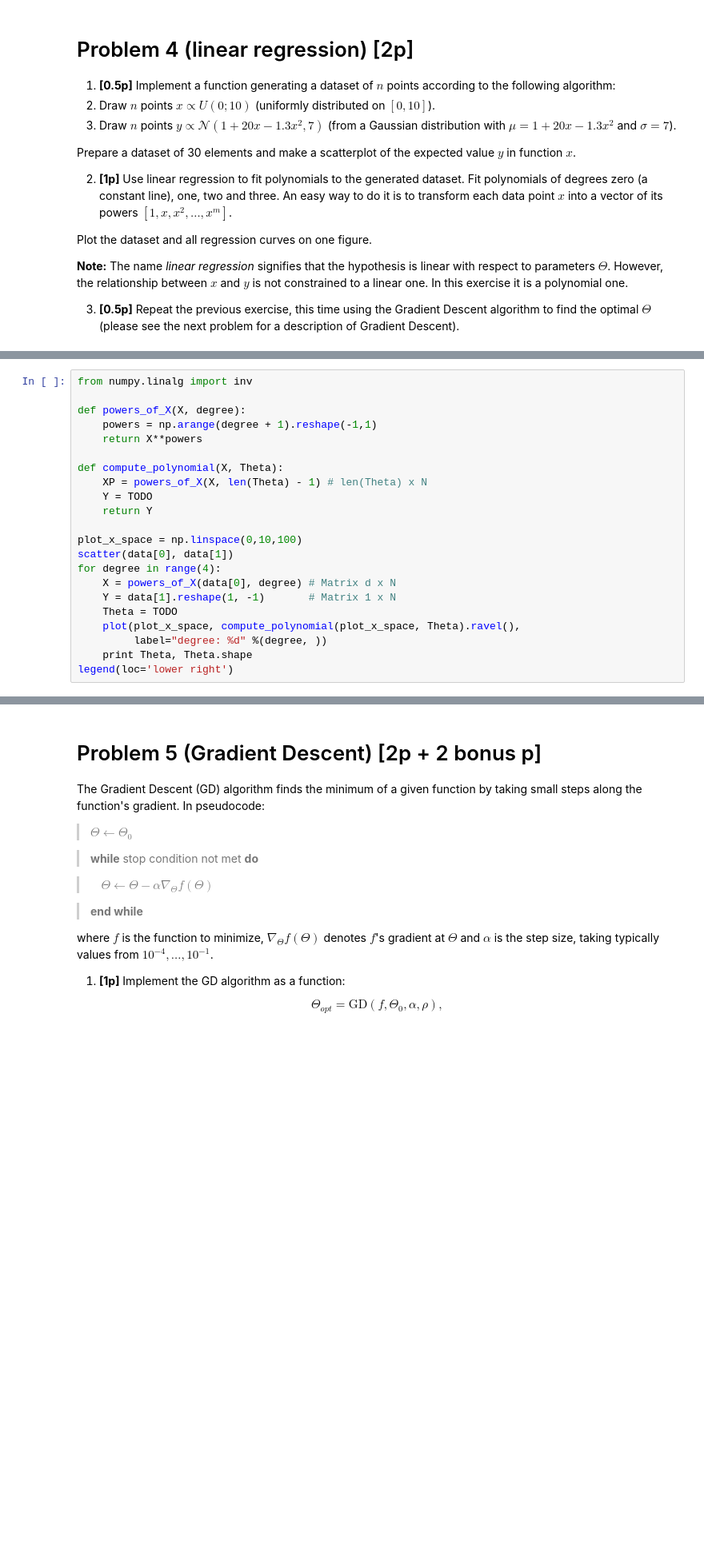
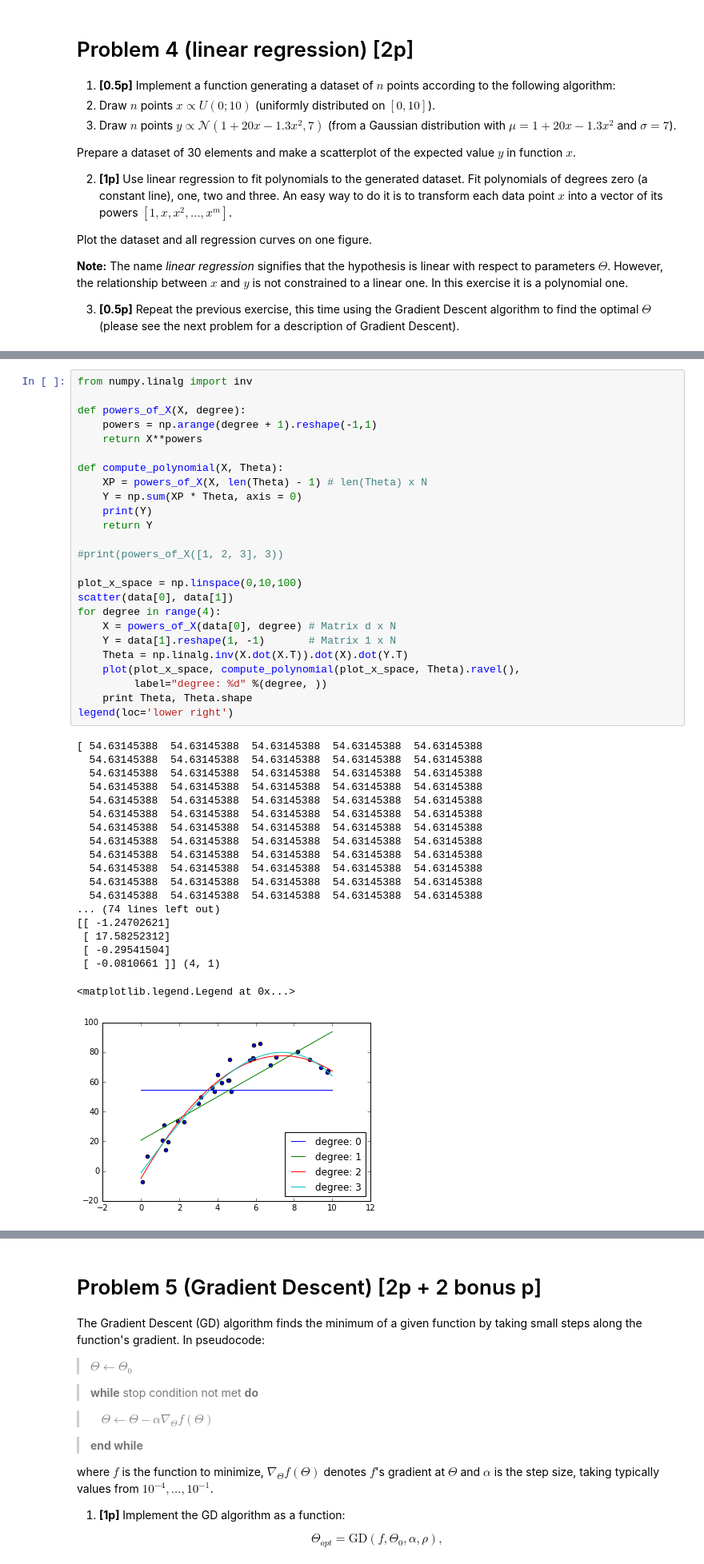
Before and after one commit to rafiki53/nn_assignments, a Jupyter notebook: assignment3/Assignment3.ipynb, the cells around one changed output, grey strips where cells are left out. Shown at 80% size. Drawn from its saved outputs; the diff is of its cells as text; blank space fills up the shorter version.

```diff
--- a/assignment3/Assignment3.ipynb
+++ b/assignment3/Assignment3.ipynb
@@ -107,25 +113,48 @@ scatter(TODO)
 # %%
 from numpy.linalg import inv
 
 def powers_of_X(X, degree):
     powers = np.arange(degree + 1).reshape(-1,1)
     return X**powers
 
 def compute_polynomial(X, Theta):
     XP = powers_of_X(X, len(Theta) - 1) # len(Theta) x N
-    Y = TODO
+    Y = np.sum(XP * Theta, axis = 0)
+    print(Y)
     return Y
+
+#print(powers_of_X([1, 2, 3], 3))
 
 plot_x_space = np.linspace(0,10,100)
 scatter(data[0], data[1])
 for degree in range(4):
     X = powers_of_X(data[0], degree) # Matrix d x N
     Y = data[1].reshape(1, -1)       # Matrix 1 x N
-    Theta = TODO
+    Theta = np.linalg.inv(X.dot(X.T)).dot(X).dot(Y.T)
     plot(plot_x_space, compute_polynomial(plot_x_space, Theta).ravel(),
          label="degree: %d" %(degree, ))
     print Theta, Theta.shape
 legend(loc='lower right')
+# %% [output]
+[ 54.63145388  54.63145388  54.63145388  54.63145388  54.63145388
+  54.63145388  54.63145388  54.63145388  54.63145388  54.63145388
+  54.63145388  54.63145388  54.63145388  54.63145388  54.63145388
+  54.63145388  54.63145388  54.63145388  54.63145388  54.63145388
+  54.63145388  54.63145388  54.63145388  54.63145388  54.63145388
+  54.63145388  54.63145388  54.63145388  54.63145388  54.63145388
+  54.63145388  54.63145388  54.63145388  54.63145388  54.63145388
+  54.63145388  54.63145388  54.63145388  54.63145388  54.63145388
+  54.63145388  54.63145388  54.63145388  54.63145388  54.63145388
+  54.63145388  54.63145388  54.63145388  54.63145388  54.63145388
+  54.63145388  54.63145388  54.63145388  54.63145388  54.63145388
+  54.63145388  54.63145388  54.63145388  54.63145388  54.63145388
+... (74 lines left out)
+[[ -1.24702621]
+ [ 17.58252312]
+ [ -0.29541504]
+ [ -0.0810661 ]] (4, 1)
+<matplotlib.legend.Legend at 0x...>
+[figure, added]
 # %%
 #
 # We recommend you do the problem 5. first!
```
Also changed, not shown: parts of 7 cells of this notebook, 1 other file.
